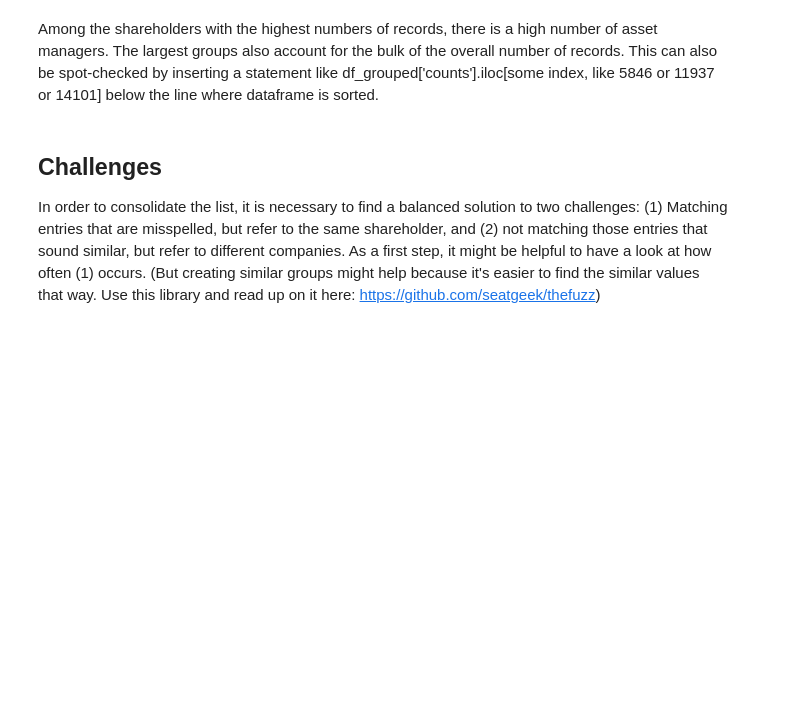
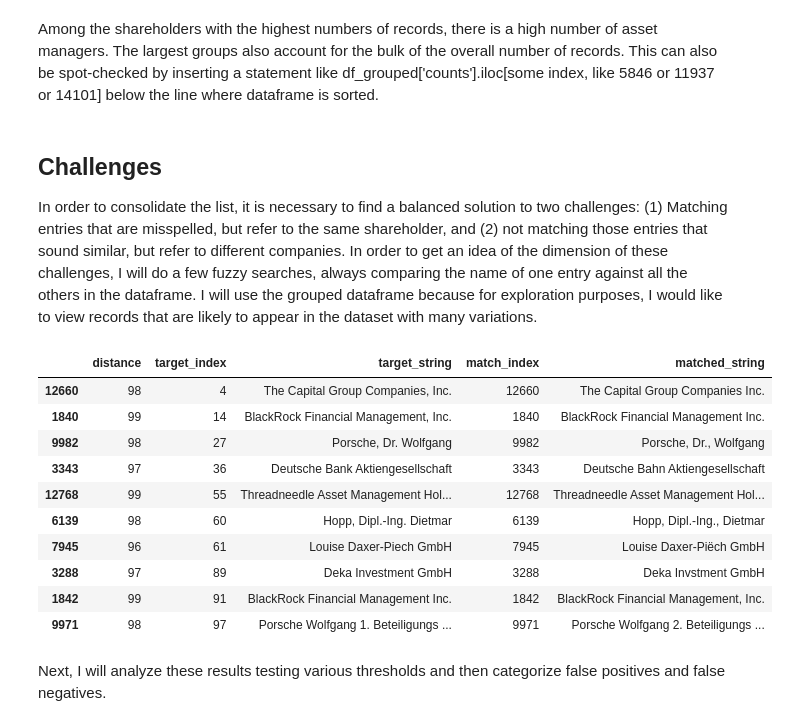
Before and after one commit to KensingtonOscupant/germanyinc-shareholders, a Jupyter notebook: src/exploration.ipynb, the cells around one changed output. Saved outputs shown, nothing was run; the diff lists cells and outputs as text; code cells hidden in the pictures; blank space fills up the shorter version.

Commit message:
implemented fuzzy matching for exploration

```diff
--- a/src/exploration.ipynb
+++ b/src/exploration.ipynb
@@ -100,4 +100,44 @@ Among the shareholders with the highest numbers of records, there is a high numb
 # %% [markdown]
 ## Challenges
 
-In order to consolidate the list, it is necessary to find a balanced solution to two challenges: (1) Matching entries that are misspelled, but refer to the same shareholder, and (2) not matching those entries that sound similar, but refer to different companies. As a first step, it might be helpful to have a look at how often (1) occurs. (But creating similar groups might help because it's easier to find the similar values that way. Use this library and read up on it here: https://github.com/seatgeek/thefuzz)
+In order to consolidate the list, it is necessary to find a balanced solution to two challenges: (1) Matching entries that are misspelled, but refer to the same shareholder, and (2) not matching those entries that sound similar, but refer to different companies. In order to get an idea of the dimension of these challenges, I will do a few fuzzy searches, always comparing the name of one entry against all the others in the dataframe. I will use the grouped dataframe because for exploration purposes, I would like to view records that are likely to appear in the dataset with many variations.
+# %%
+from thefuzz import fuzz
+from thefuzz import process
+
+def get_matches(target_start, target_end, threshold):
+    # create a copy of the grouped dataframe
+    df_best_matches = pd.DataFrame(columns=['distance', 'target_index', 'target_string', 'match_index', 'matched_string'])
+    for target_row in range(target_start, target_end):
+        target_string = df_grouped['notifying_party'].iloc[target_row]
+        # add a column with the distance to the target string to the grouped dataframe using the fuzz.ratio function
+        df_grouped['distance'] = df_grouped.apply(lambda row: fuzz.ratio(row['notifying_party'], target_string), axis=1)
+        # add more columns to the grouped dataframe to make the final dataframe easier to understand
+        df_grouped['target_index'] = target_row
+        df_grouped['target_string'] = target_string
+        df_grouped['match_index'] = df_grouped.index
+        df_grouped['matched_string'] = df_grouped['notifying_party']
+        # append the best matches to the final dataframe
+        df_best_matches = pd.concat([df_best_matches, df_grouped[df_grouped["distance"] > threshold]])
+        # drop all rows that have a distance of 100
+        df_best_matches = df_best_matches[df_best_matches['distance'] < 100]
+        # drop irrelevant column
+        df_best_matches = df_best_matches.drop(columns=['notifying_party', 'counts'])
+    return df_best_matches
+
+# get matches from the 0th to the 100th row with a threshold distance of 95
+get_matches(0, 100, 95)
+# %% [output]
+|  | distance | target_index | target_string | match_index | matched_string |
+| 12660 | 98 | 4 | The Capital Group Companies, Inc. | 12660 | The Capital Group Companies Inc. |
+| 1840 | 99 | 14 | BlackRock Financial Management, Inc. | 1840 | BlackRock Financial Management Inc. |
+| 9982 | 98 | 27 | Porsche, Dr. Wolfgang | 9982 | Porsche, Dr., Wolfgang |
+| 3343 | 97 | 36 | Deutsche Bank Aktiengesellschaft | 3343 | Deutsche Bahn Aktiengesellschaft |
+| 12768 | 99 | 55 | Threadneedle Asset Management Hol... | 12768 | Threadneedle Asset Management Hol... |
+| 6139 | 98 | 60 | Hopp, Dipl.-Ing. Dietmar | 6139 | Hopp, Dipl.-Ing., Dietmar |
+| 7945 | 96 | 61 | Louise Daxer-Piech GmbH | 7945 | Louise Daxer-Piëch GmbH |
+| 3288 | 97 | 89 | Deka Investment GmbH | 3288 | Deka Invstment GmbH |
+| 1842 | 99 | 91 | BlackRock Financial Management Inc. | 1842 | BlackRock Financial Management, Inc. |
+| 9971 | 98 | 97 | Porsche Wolfgang 1. Beteiligungs ... | 9971 | Porsche Wolfgang 2. Beteiligungs ... |
+# %% [markdown]
+Next, I will analyze these results testing various thresholds and then categorize false positives and false negatives.
```
